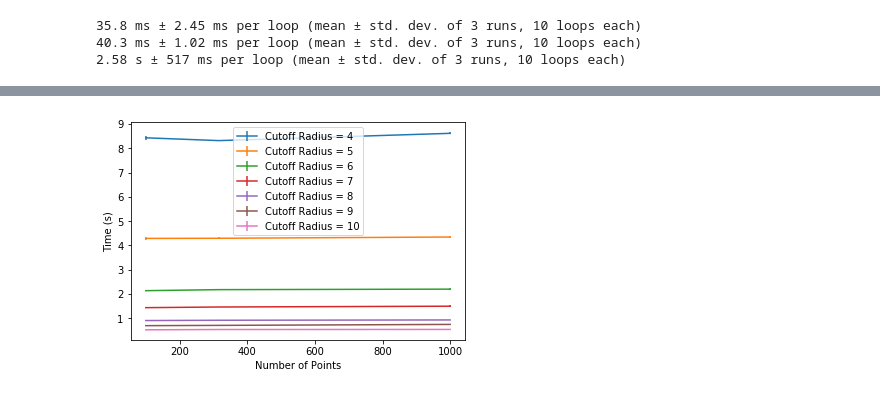
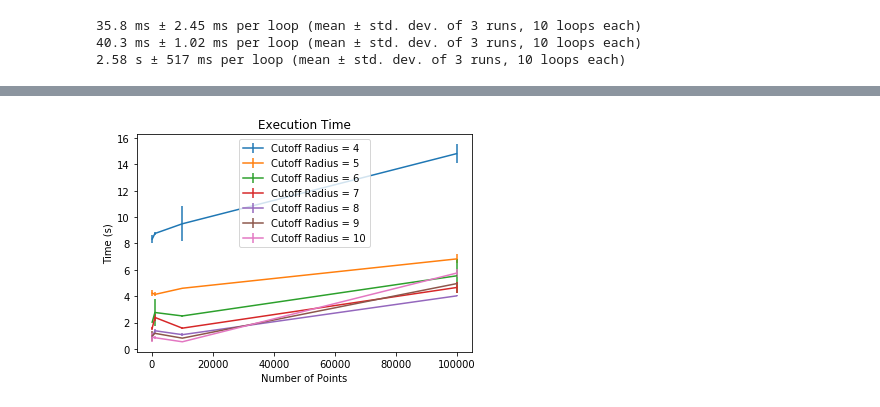
Before and after one commit to seb-buch/Benchmarks_Distance, a Jupyter notebook: Notebooks/BM_Selection_Slab.ipynb, the cells around one changed output, grey strips where cells are left out. Saved outputs shown, nothing was run; the diff lists cells and outputs as text; code cells hidden in the pictures.

Commit message:
Dense system benchmarks

```diff
--- a/Notebooks/BM_Selection_Slab.ipynb
+++ b/Notebooks/BM_Selection_Slab.ipynb
@@ -114,4 +117,5 @@ for key in func_dict:
     plt.legend()
     plt.xlabel('Number of Particles')
     plt.ylabel('Time (s)')
+    plt.title('Execution Time')
 # %% [output]
@@ -118,0 +123,26 @@ for key in func_dict:
+# %%
+##Setting
+box = np.array([100,100,100,90,90,90],dtype=np.float32)
+slabheight = box[2]/2.
+new_box = box.copy()
+new_box[2] = slabheight
+N = np.logspace(2,5,num=5,dtype='int32') #Both Nprotein,Nsolvent
+maxdist = 6.0
+##Benchmarks
+time_kd,time_cg = [],[]
+func_dict = dict(KDtree=[kdtree_select_around,time_kd],Cellgrid=[cg_select_around,time_cg])
+for n in N:
+    slab_bot = generate_slab(new_box,n)
+    slab_top = generate_slab(new_box,n) + np.array([0,0,slabheight],dtype=np.float32)
+    for key in func_dict:
+        time = %timeit -q -o -n 1 -r 3 func_dict[key][0](slab_bot,slab_top,maxdist,box)
+        func_dict[key][1].append([time.average,time.stdev])
+##Plots for visual comparison
+# %%
+for key in func_dict:
+    avg_time,sd = np.array(func_dict[key][1],dtype=np.float32)[:,0],np.array(func_dict[key][1],dtype=np.float32)[:,1]
+    plt.errorbar(N*2,avg_time,yerr=sd,label='Method = {}'.format(key))
+    plt.legend()
+    plt.xlabel('Number of Particles')
+    plt.ylabel('Time (s)')
+    plt.title('Execution time')
@@ -124,7 +156,7 @@ box = np.array([100,100,100,90,90,90],dtype=np.float32)
 slabheight = box[2]/2
 new_box = box.copy()
 new_box[2] = slabheight
-N = np.logspace(2,3,num=3,dtype='int32') #Both Nprotein,Nsolvent
+N = np.logspace(2,5,num=4,dtype='int32') #Both Nprotein,Nsolvent
 Maxdist = np.linspace(4,10,num=7,dtype=np.int32)
 # %%
 ##Benchmarks
@@ -138,12 +170,13 @@ for n in N:
 # %%
 ##Plot for visual comparison
 arr = np.array(time_cg)
 for maxdist in Maxdist:
     mask = (arr[:,1]==maxdist)
     npt,avg,sd = (arr[mask,:][:,0]),(arr[mask,:][:,2]),(arr[mask,:][:,3])
     plt.errorbar(npt,avg,yerr=sd,label='Cutoff Radius = {}'.format(maxdist))
     plt.legend()
     plt.xlabel('Number of Points')
     plt.ylabel('Time (s)')
+    plt.title('Execution Time')
 # %% [output]
-[figure, old version]
+[figure, new version]
```
Also changed, not shown: parts of 4 cells of this notebook, 2 other files.
